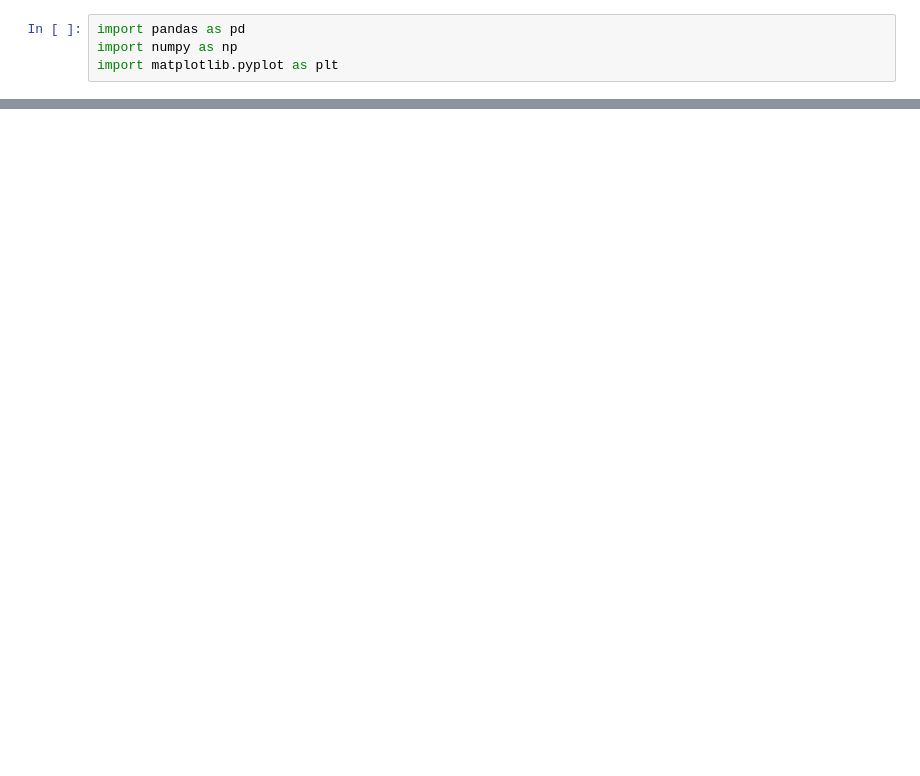
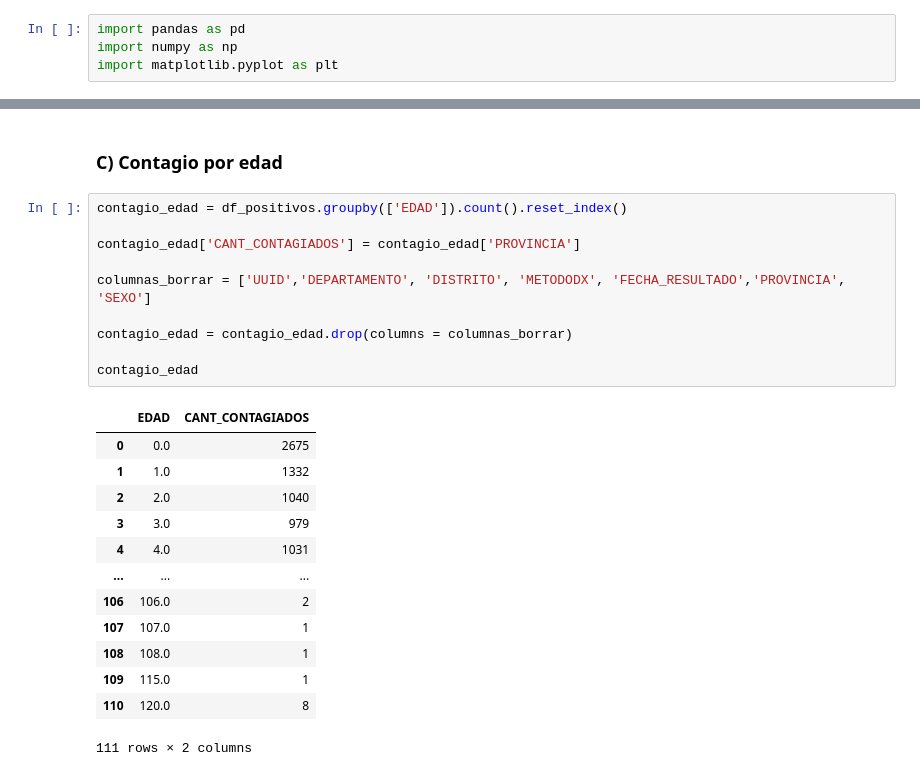
Before and after one commit to KlausM23/EDA-Covid-Peru, a Jupyter notebook: notebooks/analisis_inicial.ipynb, the cells around one changed output, grey strips where cells are left out. Drawn from its saved outputs; the diff is of its cells as text; blank space fills up the shorter version.

```diff
--- a/notebooks/analisis_inicial.ipynb
+++ b/notebooks/analisis_inicial.ipynb
@@ -40,0 +130,26 @@ df_positivos[df_positivos['DEPARTAMENTO'] == 'LIMA']
+# %% [markdown]
+### C) Contagio por edad
+# %%
+contagio_edad = df_positivos.groupby(['EDAD']).count().reset_index()
+
+contagio_edad['CANT_CONTAGIADOS'] = contagio_edad['PROVINCIA']
+
+columnas_borrar = ['UUID','DEPARTAMENTO', 'DISTRITO', 'METODODX', 'FECHA_RESULTADO','PROVINCIA', 'SEXO']
+
+contagio_edad = contagio_edad.drop(columns = columnas_borrar)
+
+contagio_edad
+# %% [output]
+|  | EDAD | CANT_CONTAGIADOS |
+| 0 | 0.0 | 2675 |
+| 1 | 1.0 | 1332 |
+| 2 | 2.0 | 1040 |
+| 3 | 3.0 | 979 |
+| 4 | 4.0 | 1031 |
+| ... | ... | ... |
+| 106 | 106.0 | 2 |
+| 107 | 107.0 | 1 |
+| 108 | 108.0 | 1 |
+| 109 | 115.0 | 1 |
+| 110 | 120.0 | 8 |
+111 rows × 2 columns
```
Also changed, not shown: parts of 13 cells of this notebook.
